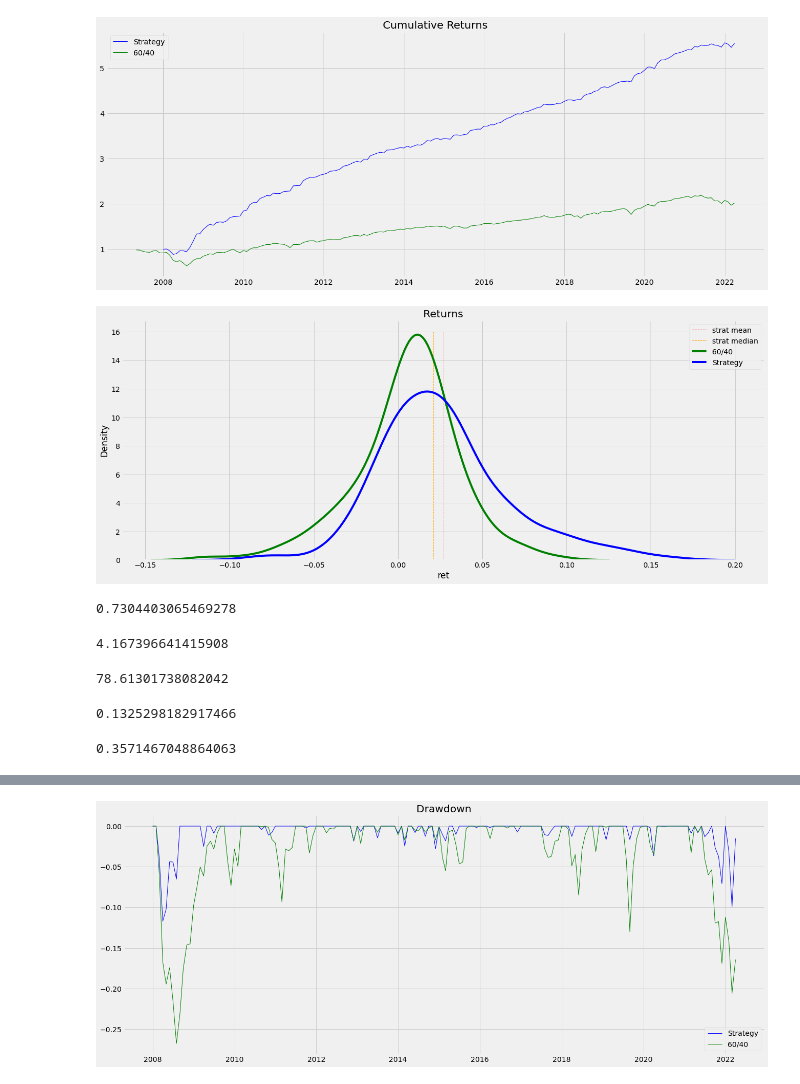
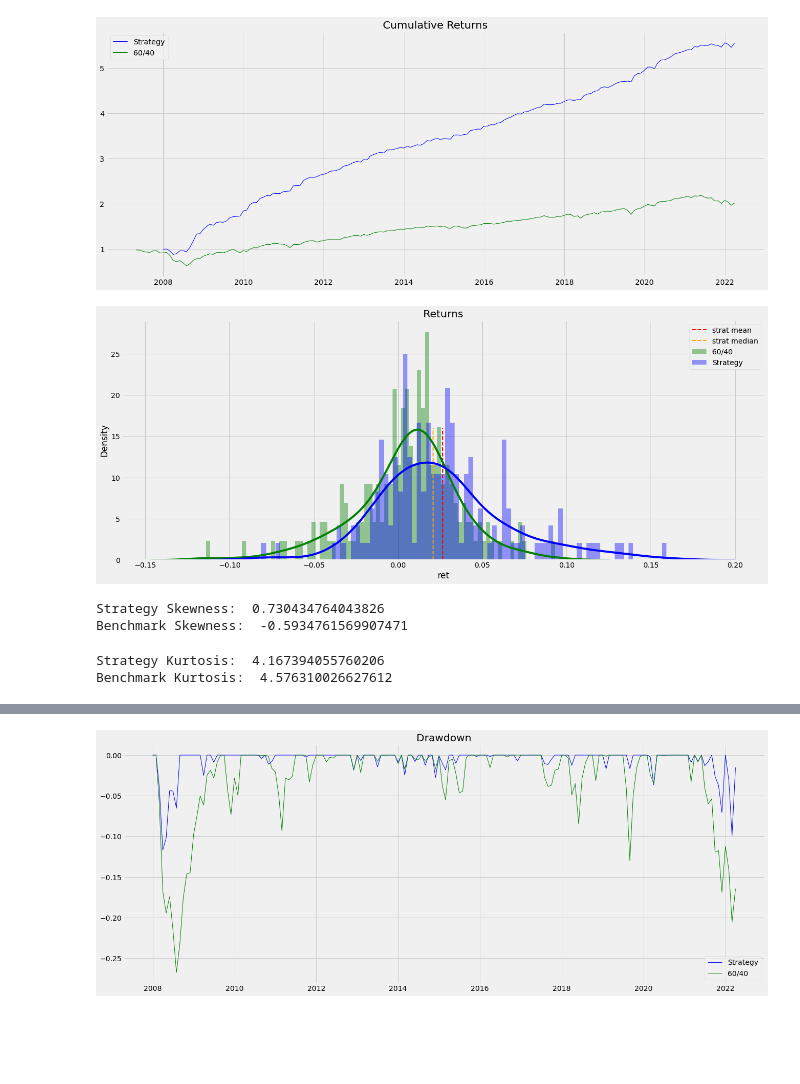
Before and after one commit to colantuono/active-asset-allocation, a Jupyter notebook: adm-new.ipynb, the cells around one changed output, grey strips where cells are left out. Cells and saved outputs as stored; diff of their text form; code cells hidden in the pictures; blank space fills up the shorter version.

```diff
--- a/adm-new.ipynb
+++ b/adm-new.ipynb
@@ -60,34 +60,26 @@ plt.show;
 [figure]
 # %%
 plt.figure(figsize=(20,8))
-plt.vlines(strat['ret'].mean(), 0, 16, color='r', linestyle='dashed', linewidth=1,label='strat mean')
-plt.vlines(strat['ret'].median(), 0, 16, color='orange', linestyle='dashed', linewidth=1, label='strat median')
-sns.distplot(benchmark['ret'], hist=False, bins=int(len(strat['ret'])/2), color='g', label='60/40')
-sns.distplot(strat['ret'], hist=False, bins=int(len(strat['ret'])/2), color='b', label='Strategy')
+plt.vlines(strat['ret'].mean(), 0, 16, color='r', linestyle='dashed', linewidth=2,label='strat mean')
+plt.vlines(strat['ret'].median(), 0, 16, color='orange', linestyle='dashed', linewidth=2, label='strat median')
+sns.distplot(benchmark['ret'], hist=True, bins=int(len(strat['ret'])/2), color='g', label='60/40')
+sns.distplot(strat['ret'], hist=True, bins=int(len(strat['ret'])/2), color='b', label='Strategy')
 plt.title("Returns")
 plt.legend()
 plt.show;
 # %% [output]
-[figure, old version]
+[figure, new version]
 # %%
 # POSITIVE SKEW = MEAN HIGHER THAN MEDIAN
-f.skewness(strat['ret'])
+print('Strategy Skewness: ', f.skewness(strat['ret']))
+print('Benchmark Skewness: ', f.skewness(benchmark['ret']))
 # %% [output]
-0.7304403065469278
+Strategy Skewness:  0.730434764043826
+Benchmark Skewness:  -0.5934761569907471
 # %%
 # KURTOSIS HIGHER THAN 3 = FAT TAIL DISTRIBUTION
-f.kurtosis(strat['ret'])
+print('Strategy Kurtosis: ', f.kurtosis(strat['ret']))
+print('Benchmark Kurtosis: ', f.kurtosis(benchmark['ret']))
 # %% [output]
-4.167396641415908
+Strategy Kurtosis:  4.167394055760206
+Benchmark Kurtosis:  4.576310026627612
-# %%
-f.compound(strat['ret'])
-# %% [output]
-78.61301738082042
-# %%
-f.annualize_vol(strat['ret'],12)
-# %% [output]
-0.1325298182917466
-# %%
-f.annualize_rets(strat['ret'], 12)
-# %% [output]
-0.3571467048864063
```
Also changed, not shown: parts of 16 cells of this notebook.
